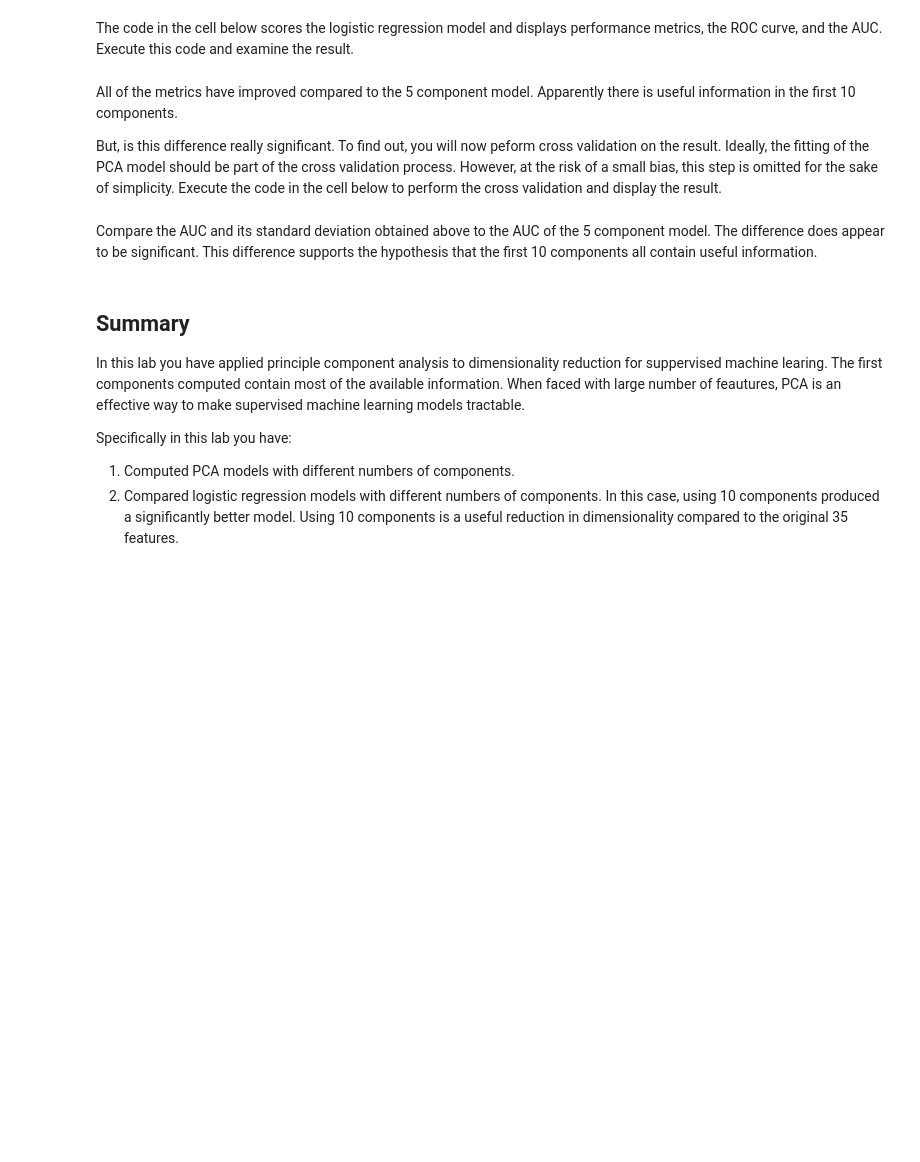
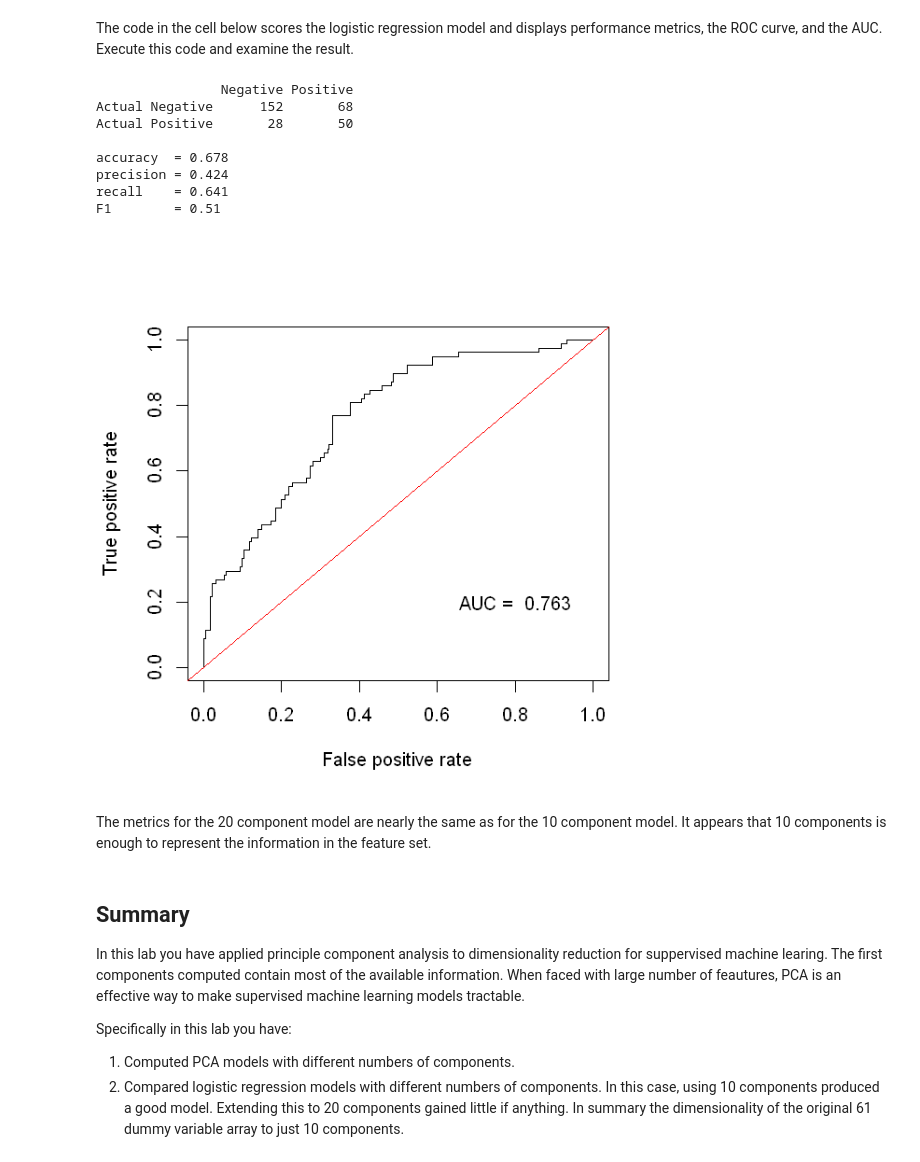
Before and after one commit to vijayraavi/Principles-of-Machine-Learning-R, a Jupyter notebook: Module5/DimensionalityReduction.ipynb, the cells around one changed output. Saved outputs shown, nothing was run; the diff lists cells and outputs as text; code cells hidden in the pictures; blank space fills up the shorter version.

Commit message:
Dimensionality reduction NB is content complete

```diff
--- a/Module5/DimensionalityReduction.ipynb
+++ b/Module5/DimensionalityReduction.ipynb
@@ -188,10 +189,12 @@ The code in the cell below to split the data set into test and training subsets
 set.seed(1955)
 ## Randomly sample cases to create independent training and test data
 partition = createDataPartition(credit[,'credit_history'], times = 1, p = 0.7, list = FALSE)
-training = credit[partition,] # Create the training sample
+training = credit[partition,] # Create the training feature sample
+training_label = credit[partition, 'bad_credit'] # Subset training labels
 training = predict(dummies, newdata = training) # transform categorical to dummy vars
 dim(training)
 test = credit[-partition,] # Create the test sample
+test_label = credit[-partition, 'bad_credit'] # Subset training labels
 test = predict(dummies, newdata = test) # transform categorical to dummy vars
 dim(test)
 head(training)
@@ -371,0 +466,13 @@ log_mod_10.fit(Comps_10, y_train)
+# %%
+## Construct a data frame with the transformed features and label
+training_20 = training %*% as.matrix(scaled_pca_20)
+training_20 = data.frame(training_20)
+training_20[,'bad_credit'] = training_label
+
+weights = ifelse(training_20$bad_credit == 1, 0.66, 0.34)
+
+## Define and fit the logistic regression model
+set.seed(5566)
+logistic_mod_20 = glm(bad_credit ~ ., data = training_20,
+                      weights = weights, family = quasibinomial)
+logistic_mod_20$coefficients
@@ -379,4 +489,0 @@ plot_auc(y_test, probabilities)
-# %% [markdown]
-All of the metrics have improved compared to the 5 component model. Apparently there is useful information in the first 10 components.
-
-But, is this difference really significant. To find out, you will now peform cross validation on the result. Ideally, the fitting of the PCA model should be part of the cross validation process. However, at the risk of a small bias, this step is omitted for the sake of simplicity. Execute the code in the cell below to perform the cross validation and display the result.
@@ -408,5 +490,28 @@ print_cv(scores)
-# %% [markdown]
-Compare the AUC and its standard deviation obtained above to the AUC of the 5 component model. The difference does appear to be significant. This difference supports the hypothesis that the first 10 components all contain useful information.
+# %%
+## Create the transformed test dataset
+test_20 = test %*% as.matrix(scaled_pca_20)
+test_20 = data.frame(test_20)
+test_20[,'bad_credit'] = test_label
+
+## Score the model
+test_20$probs = predict(logistic_mod_20, newdata = test_20, type = 'response')
+test_20 = score_model(test_20, 0.5)
+
+## Evaluate the model
+logistic.eval(test_20)
+ROC_AUC(test_20)
+# %% [output]
+                Negative Positive
+Actual Negative      152       68
+Actual Positive       28       50
+
+accuracy  = 0.678
+precision = 0.424
+recall    = 0.641
+F1        = 0.51
+[figure, added]
+# %% [markdown]
+The metrics for the 20 component model are nearly the same as for the 10 component model. It appears that 10 components is enough to represent the information in the feature set.
 # %% [markdown]
 ## Summary
 
@@ -414,4 +519,4 @@ In this lab you have applied principle component analysis to dimensionality redu
 
 Specifically in this lab you have:
 1. Computed PCA models with different numbers of components.
-2. Compared logistic regression models with different numbers of components. In this case, using 10 components produced a significantly better model. Using 10 components is a useful reduction in dimensionality compared to the original 35 features.
+2. Compared logistic regression models with different numbers of components. In this case, using 10 components produced a good model. Extending this to 20 components gained little if anything. In summary the dimensionality of the original 61 dummy variable array to just 10 components.
```
Also changed, not shown: parts of 31 cells of this notebook.
